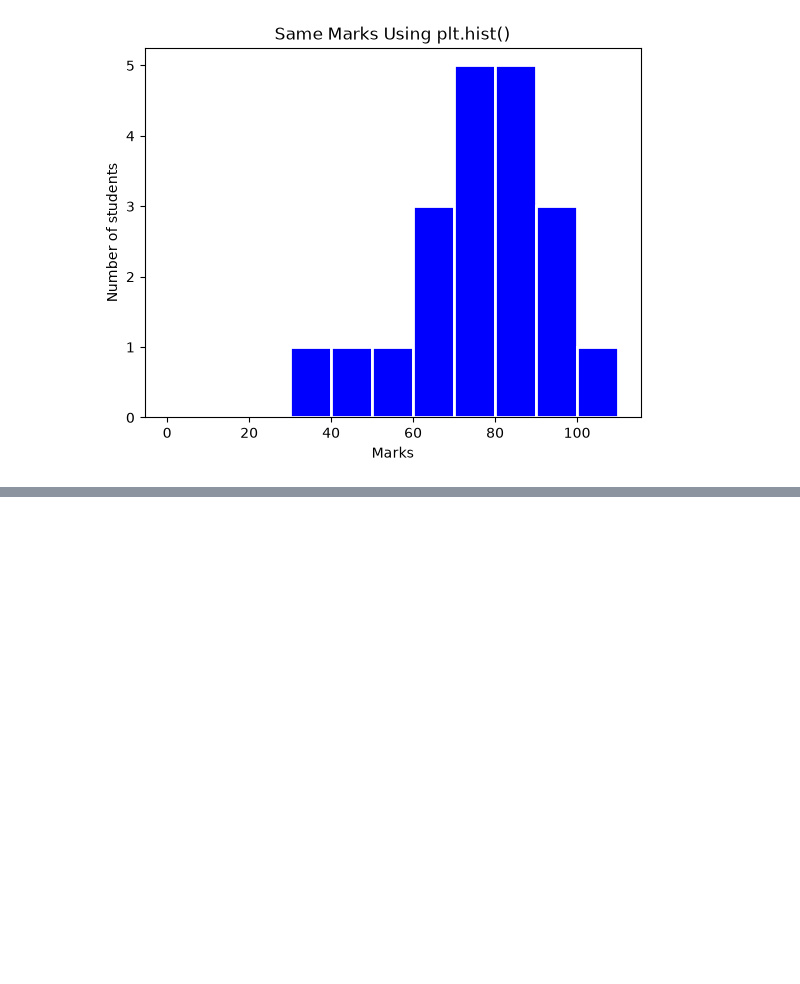
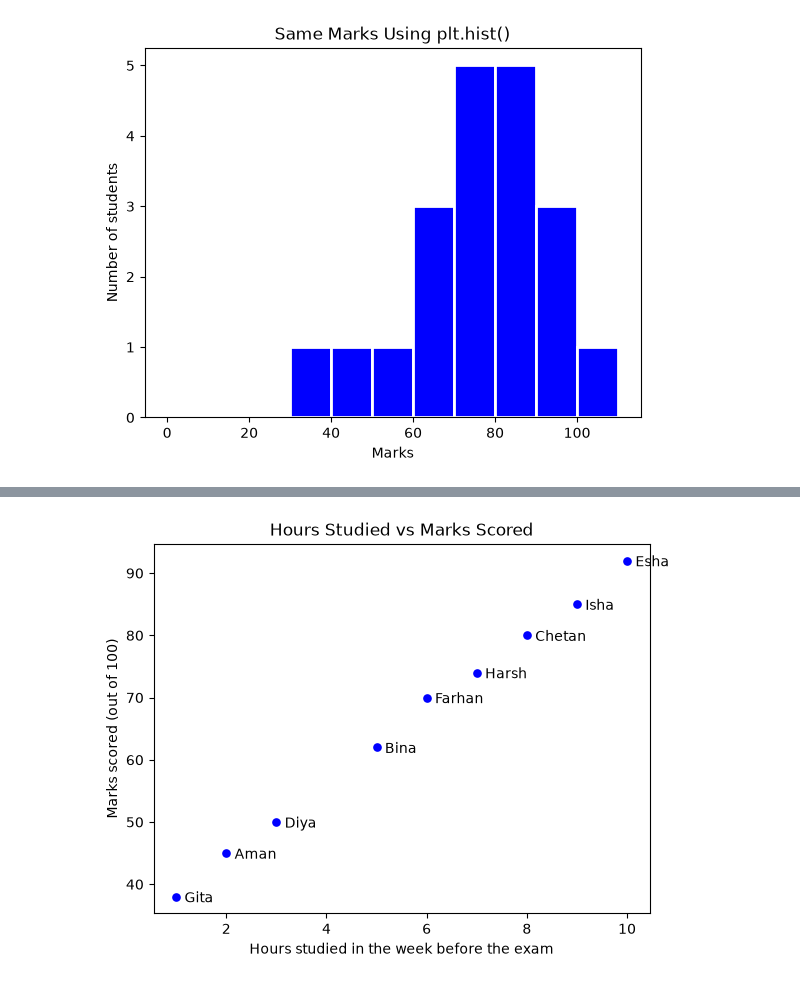
Before and after one commit to mat6099/ML_Debasis_Das, a Jupyter notebook: Visualising_Data.ipynb, the cells around one changed output, grey strips where cells are left out. Saved outputs shown, nothing was run; the diff lists cells and outputs as text; code cells hidden in the pictures; blank space fills up the shorter version.

```diff
--- a/Visualising_Data.ipynb
+++ b/Visualising_Data.ipynb
@@ -146,0 +229,20 @@ plt.show()
+# %%
+names         = ["Aman", "Bina", "Chetan", "Diya", "Esha", "Farhan", "Gita", "Harsh", "Isha"]
+hours_studied = [2, 5, 8, 3, 10, 6, 1, 7, 9]
+marks_scored  = [45, 62, 80, 50, 92, 70, 38, 74, 85]
+
+plt.scatter(hours_studied, marks_scored, color="blue", s=60, edgecolor="white", linewidth=1.5)
+
+# write each student's name next to their dot
+for name, h, m in zip(names, hours_studied, marks_scored):
+    plt.annotate(name,
+                 xy=(h, m),              # the point
+                 xytext=(6, -4),         # move the text a little right
+                 textcoords="offset points")
+
+plt.title("Hours Studied vs Marks Scored")
+plt.xlabel("Hours studied in the week before the exam")
+plt.ylabel("Marks scored (out of 100)")
+plt.show()
+# %% [output]
+[figure, added]
```
Also changed, not shown: parts of 6 cells of this notebook.
